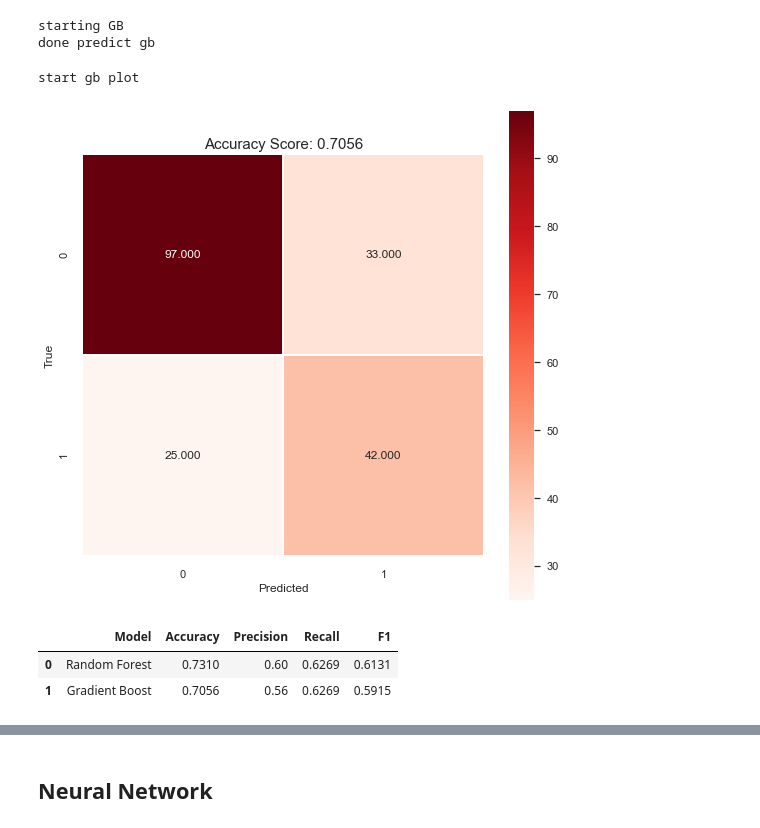
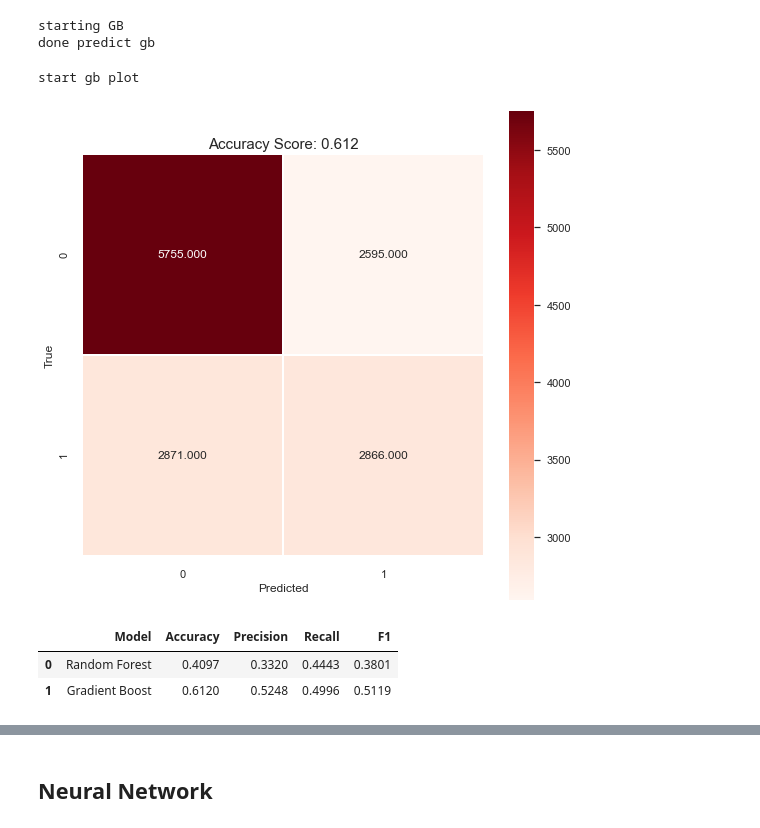
Before and after one commit to bcullinan32/ML_Course, a Jupyter notebook: Class-Data-Clean-Up.ipynb, the cells around one changed output, grey strips where cells are left out. Drawn from its saved outputs; the diff is of its cells as text; code cells hidden in the pictures.

Commit message:
Added Gaussian NB Model.  Commented out portions used for report and complete

```diff
--- a/Class-Data-Clean-Up.ipynb
+++ b/Class-Data-Clean-Up.ipynb
@@ -114,5 +122,5 @@ plotLoc = 'C:/Users/TheCu/OneDrive/Documents/Grad-School-Docs/Machine-Learning/F
 exportPath = 'C:/Users/TheCu/OneDrive/Documents/Grad-School-Docs/Machine-Learning/Final-Project-Plots/QuickEval/'
 # %%
 #TEMP -- Sample Main Data to make code faster to run for debugging/ quick experiments
-mainData = mainData.sample(1000)
-mainData.shape
+#mainData = mainData.sample(500)
+#mainData.shape
@@ -767,7 +775,7 @@ plt.show()
 # Call PCA Function for Test/Train Sets.  Also returns new Predictor Var list for use in later models
 
 features = PCA_relevant_features
-PCs = 4
+PCs = 3
 
 x_train_pca, PredictorVar_pca = PCA_Actual(x_train_pca,features,PCs) # set, features for PCA, number of P.Cs
 x_test_pca, PredictorVar_pca = PCA_Actual(x_test_pca,features,PCs) # set, features for PCA, number of P.Cs
@@ -799,18 +811,18 @@ quick evaluation report with test/train split with PCA:
 # %%
 # Sets to Use:
-x_train_Active = x_train
-x_test_Active = x_test
-y_train_Active = y_train
-y_test_Active= y_test
-#Parking lot _pca
+x_train_Active = x_train_pca
+x_test_Active = x_test_pca
+y_train_Active = y_train_pca
+y_test_Active= y_test_pca
+# Parking lot
 
 # Feature List
-featureList = PredictorVar_orig # Parking Lot: PredictorVar_pca
+featureList = PredictorVar_pca # Parking Lot: PredictorVar_orig
 
 # Scale X sets:
 sc_X = StandardScaler()
-x_train_Active = sc_X.fit_transform(x_train)
-x_test_Active = sc_X.transform(x_test)
+x_train_Active = sc_X.fit_transform(x_train_Active)
+x_test_Active = sc_X.transform(x_test_Active)
 # %% [markdown]
 ## Random Forest
 # %%
@@ -880,41 +908,41 @@ print("starting GB")
 # Random Forest
 ## Set and Fit Model
 gb = GradientBoostingClassifier(n_estimators=100, learning_rate=1.0,
-                                max_depth=1, random_state=0).fit(x_train, y_train)
-gb.fit(x_train,y_train)
+                                max_depth=1, random_state=0)
+gb.fit(x_train_Active,y_train_Active)
 
 ## Make Predictions
-y_pred_gb = gb.predict(x_test)
+y_pred_gb = gb.predict(x_test_Active)
 print("done predict gb")
 # %% [output]
 starting GB
 done predict gb
 # %%
 print("start gb plot")
-cm, score = createConfMatrix(gb,y_test, y_pred_gb, x_test) # model, y_test, y_pred, x_test
+cm, score = createConfMatrix(gb,y_test_Active, y_pred_gb, x_test_Active) # model, y_test, y_pred, x_test
 
 # plot result
 plt.figure(figsize=(9,9))
 fig= sns.heatmap(cm, annot=True, fmt=".3f", linewidths=.5, square = True, cmap = 'Reds');
 all_sample_title = "Accuracy Score: " + score.astype('str')
 plt.title(all_sample_title, size = 15);
 plt.savefig(plotLoc+'RF_CM.png')
 # %% [output]
 start gb plot
-[figure, old version]
+[figure, new version]
 # %%
-# Random Forest -- Precision/Recall Scores
+# Random GB -- Precision/Recall Scores
 
 ## Set Params
 model_name = "Gradient Boost"
 
 ## Call Function
-summaryDF = summaryStats(model_name,y_test, y_pred_gb, summaryStatsDF) # modelName(str), y_test, y_pred, df
+summaryDF = summaryStats(model_name,y_test_Active, y_pred_gb, summaryStatsDF) # modelName(str), y_test, y_pred, df
 summaryDF
 # %% [output]
 |  | Model | Accuracy | Precision | Recall | F1 |
-| 0 | Random Forest | 0.7310 | 0.60 | 0.6269 | 0.6131 |
-| 1 | Gradient Boost | 0.7056 | 0.56 | 0.6269 | 0.5915 |
+| 0 | Random Forest | 0.4097 | 0.3320 | 0.4443 | 0.3801 |
+| 1 | Gradient Boost | 0.6120 | 0.5248 | 0.4996 | 0.5119 |
 # %%
 # ROC Curve/ AUC Score
 print("Start GB ROC Plot")
```
Also changed, not shown: parts of 53 cells of this notebook.
